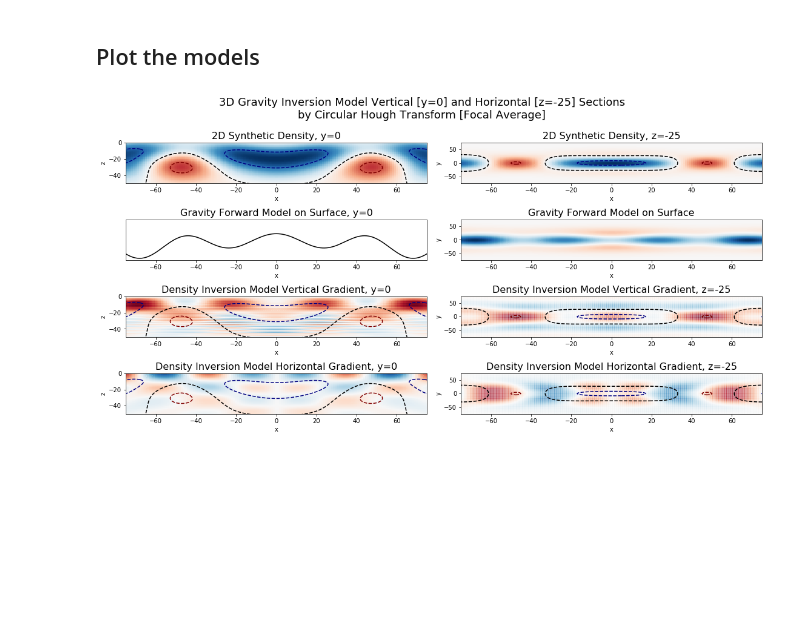
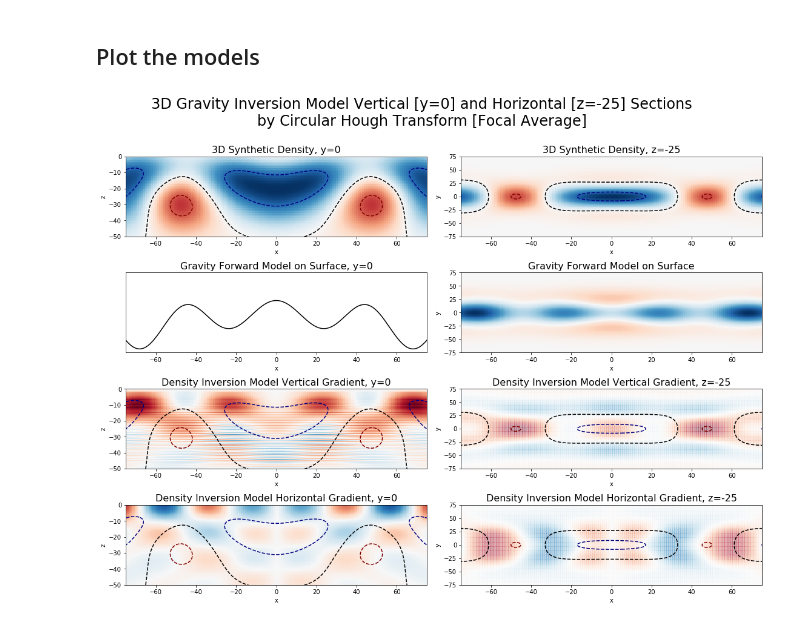
Before and after one commit to AlexeyPechnikov/gis-snippets, a Jupyter notebook: 3D Synthetic Density Inversion by Circular Hough Transform [Focal Average].ipynb, the cells around one changed output. Drawn from its saved outputs; the diff is of its cells as text; code cells hidden in the pictures; blank space fills up the shorter version.

Commit message:
Enhance plots

```diff
--- a/3D Synthetic Density Inversion by Circular Hough Transform [Focal Average].ipynb
+++ b/3D Synthetic Density Inversion by Circular Hough Transform [Focal Average].ipynb
@@ -141,12 +141,12 @@ zsize = 50
 levels=[-5e-2,0,4e-2]
 colors=['navy','black','maroon']
 
-fig = plt.figure(figsize=(16,8))
+fig = plt.figure(figsize=(16,12))
 
 ax = fig.add_subplot(4, 2, 1)
 da_fdensity.sel(y=0).T.plot(ax=ax, add_colorbar=False)
 da_fdensity.sel(y=0).T.plot.contour(ax=ax, levels=levels, colors=colors, linestyles='--')
-ax.set_title('2D Synthetic Density, y=0', fontsize=16)
+ax.set_title('3D Synthetic Density, y=0', fontsize=16)
 ax.set_xlim([-xsize, xsize])
 ax.set_ylim([-zsize, 0])
 
@@ -178,38 +178,38 @@ ax.set_ylim([-zsize, 0])
 ax = fig.add_subplot(4, 2, 2)
 da_fdensity.T.sel(z=-25).plot(ax=ax, add_colorbar=False)
 da_fdensity.T.sel(z=-25).plot.contour(ax=ax, levels=levels, colors=colors, linestyles='--')
-ax.set_title('2D Synthetic Density, z=-25', fontsize=16)
+ax.set_title('3D Synthetic Density, z=-25', fontsize=16)
 ax.set_xlim([-xsize, xsize])
 ax.set_ylim([-xsize, xsize])
 
 ax = fig.add_subplot(4, 2, 4)
 da_gravity.T.plot(ax=ax, add_colorbar=False)
 ax.set_title('Gravity Forward Model on Surface', fontsize=16)
 ax.set_xlim([-xsize, xsize])
 ax.set_ylim([-xsize, xsize])
 
 ax = fig.add_subplot(4, 2, 6)
 # vertical gradient
 grd = da_gravity_focal.diff('z')
 grd.sel(z=-25,method='nearest').T.plot(ax=ax, alpha=0.2, add_colorbar=False)
 da_fdensity.sel(z=-25).T.plot.contour(ax=ax, levels=levels, colors=colors, linestyles='--')
 ax.set_title('Density Inversion Model Vertical Gradient, z=-25', fontsize=16)
 ax.set_xlim([-xsize, xsize])
 ax.set_ylim([-xsize, xsize])
 
 ax = fig.add_subplot(4, 2, 8)
 # radial gradient (from x gradient)
 grd = da_gravity_focal.sel(z=-25, method='nearest').diff('x').T
 grd.values[:,:200] = -grd.values[:,:200]
 grd.plot(ax=ax, alpha=0.2, add_colorbar=False)
 da_fdensity.sel(z=-25).T.plot.contour(ax=ax, levels=levels, colors=colors, linestyles='--')
 ax.set_title('Density Inversion Model Horizontal Gradient, z=-25', fontsize=16)
 ax.set_xlim([-xsize, xsize])
 ax.set_ylim([-xsize, xsize])
 
-plt.suptitle('3D Gravity Inversion Model Vertical [y=0] and Horizontal [z=-25] Sections\nby Circular Hough Transform [Focal Average]', fontsize=18)
+plt.suptitle('3D Gravity Inversion Model Vertical [y=0] and Horizontal [z=-25] Sections\nby Circular Hough Transform [Focal Average]', fontsize=24)
 fig.tight_layout(rect=[0.03, 0.0, 1, 0.9])
 plt.savefig('3D Synthetic Density Inversion by Circular Hough Transform [Focal Average].jpg', quality=95)
 plt.show()
 # %% [output]
-[figure, old version]
+[figure, new version]
```
Also changed, not shown: 1 other file.
